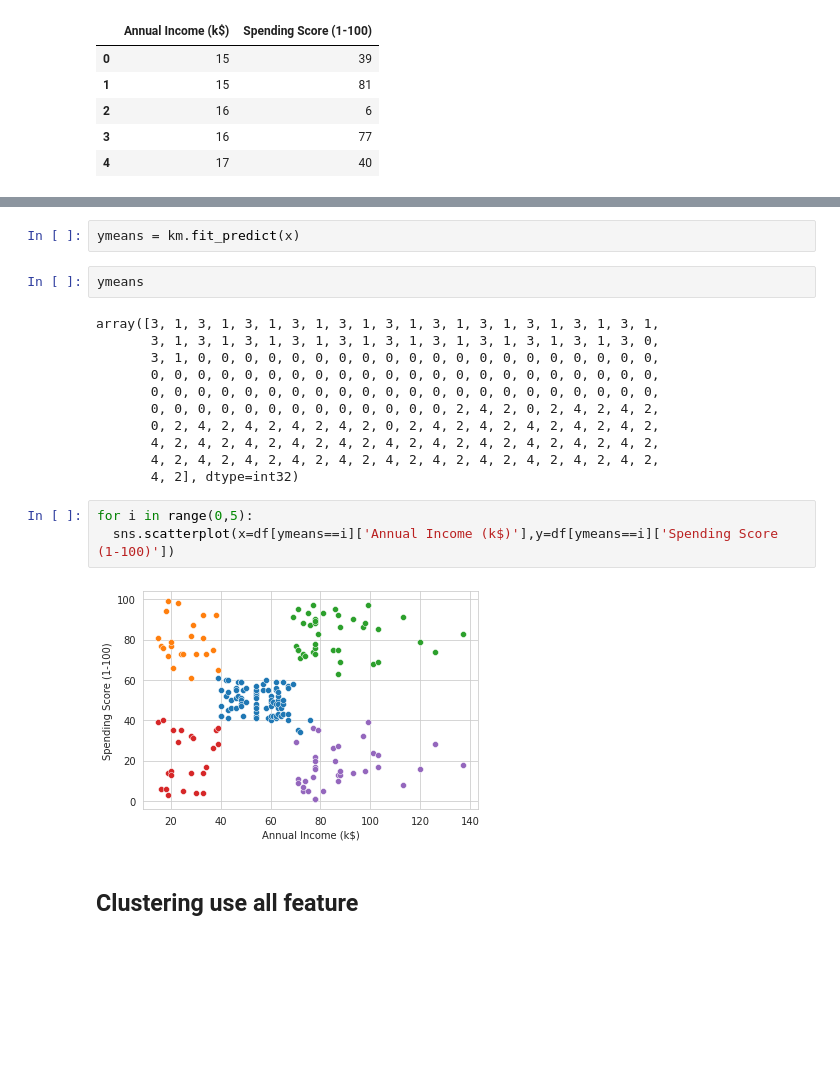
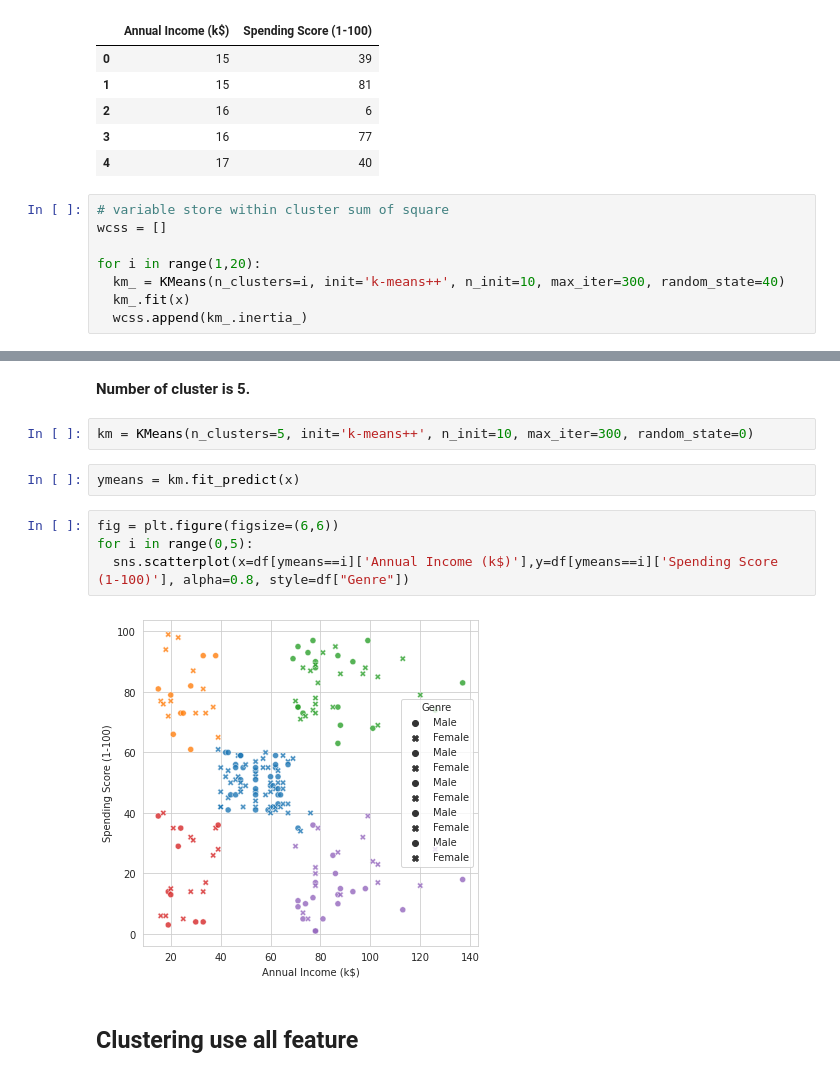
Before and after one commit to truongthuanr/self-learning-project, a Jupyter notebook: 03_MallCustomer.ipynb, the cells around one changed output, grey strips where cells are left out. Saved outputs shown, nothing was run; the diff lists cells and outputs as text; blank space fills up the shorter version.

```diff
--- a/03_MallCustomer.ipynb
+++ b/03_MallCustomer.ipynb
@@ -127,3 +130,11 @@ x.head()
 | 2 | 16 | 6 |
 | 3 | 16 | 77 |
 | 4 | 17 | 40 |
+# %%
+# variable store within cluster sum of square
+wcss = []
+
+for i in range(1,20):
+  km_ = KMeans(n_clusters=i, init='k-means++', n_init=10, max_iter=300, random_state=40)
+  km_.fit(x)
+  wcss.append(km_.inertia_)
@@ -130,23 +148,15 @@ x.head()
+# %% [markdown]
+**Number of cluster is 5.**
+# %%
+km = KMeans(n_clusters=5, init='k-means++', n_init=10, max_iter=300, random_state=0)
 # %%
 ymeans = km.fit_predict(x)
-# %%
-ymeans
-# %% [output]
-array([3, 1, 3, 1, 3, 1, 3, 1, 3, 1, 3, 1, 3, 1, 3, 1, 3, 1, 3, 1, 3, 1,
-       3, 1, 3, 1, 3, 1, 3, 1, 3, 1, 3, 1, 3, 1, 3, 1, 3, 1, 3, 1, 3, 0,
-       3, 1, 0, 0, 0, 0, 0, 0, 0, 0, 0, 0, 0, 0, 0, 0, 0, 0, 0, 0, 0, 0,
-       0, 0, 0, 0, 0, 0, 0, 0, 0, 0, 0, 0, 0, 0, 0, 0, 0, 0, 0, 0, 0, 0,
-       0, 0, 0, 0, 0, 0, 0, 0, 0, 0, 0, 0, 0, 0, 0, 0, 0, 0, 0, 0, 0, 0,
-       0, 0, 0, 0, 0, 0, 0, 0, 0, 0, 0, 0, 0, 2, 4, 2, 0, 2, 4, 2, 4, 2,
-       0, 2, 4, 2, 4, 2, 4, 2, 4, 2, 0, 2, 4, 2, 4, 2, 4, 2, 4, 2, 4, 2,
-       4, 2, 4, 2, 4, 2, 4, 2, 4, 2, 4, 2, 4, 2, 4, 2, 4, 2, 4, 2, 4, 2,
-       4, 2, 4, 2, 4, 2, 4, 2, 4, 2, 4, 2, 4, 2, 4, 2, 4, 2, 4, 2, 4, 2,
-       4, 2], dtype=int32)
 # %%
+fig = plt.figure(figsize=(6,6))
 for i in range(0,5):
-  sns.scatterplot(x=df[ymeans==i]['Annual Income (k$)'],y=df[ymeans==i]['Spending Score (1-100)'])
+  sns.scatterplot(x=df[ymeans==i]['Annual Income (k$)'],y=df[ymeans==i]['Spending Score (1-100)'], alpha=0.8, style=df["Genre"])
 # %% [output]
-[figure, old version]
+[figure, new version]
 # %% [markdown]
 ## Clustering use all feature
 # %% [markdown]
```
Also changed, not shown: parts of 12 cells of this notebook.
